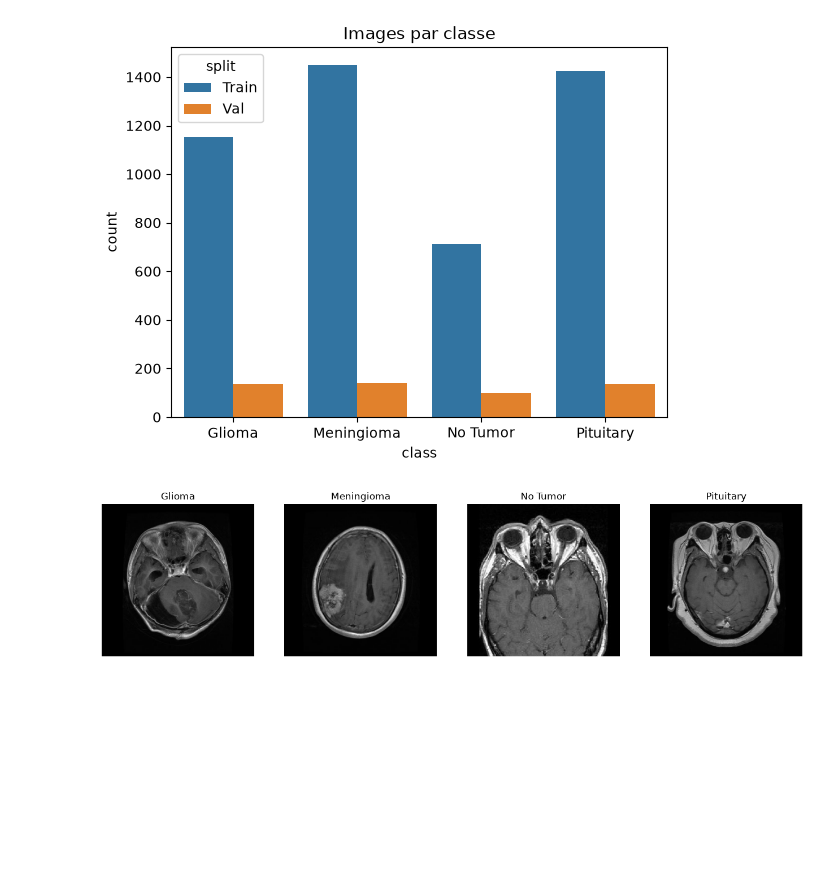
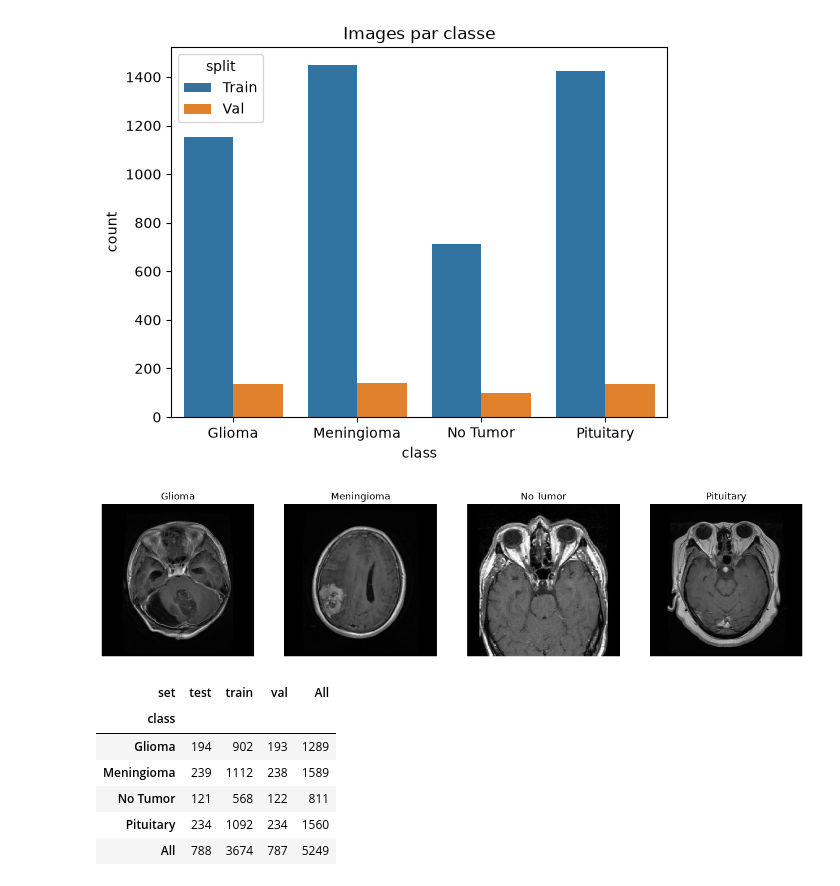
Before and after one commit to jerymy-k/DiagnosticMultimodal, a Jupyter notebook: notebooks/main.ipynb, the cells around one changed output. Drawn from its saved outputs; the diff is of its cells as text; code cells hidden in the pictures; blank space fills up the shorter version.

Commit message:
DIAG-16 : Split stratifié 70/15/15 #Terminé

```diff
--- a/notebooks/main.ipynb
+++ b/notebooks/main.ipynb
@@ -152,6 +152,7 @@ import pandas as pd
 df = pd.DataFrame({
     "class": [f.parent.parent.name for f in valid],
     "split": [f.parents[2].name for f in valid],
+    "path" : [f for f in valid]
 })
 
 sns.countplot(data=df, x="class", hue="split").set_title("Images par classe")
@@ -171,3 +172,8 @@ for ax , cls in zip(axes , sorted(df['class'].unique())):
 plt.show()
 # %% [output]
 [figure]
+# %%
+from sklearn.model_selection import train_test_split
+
+train_df, temp_df = train_test_split(df, test_size=0.30, stratify=df["class"], random_state=42)
+val_df, test_df   = train_test_split(temp_df, test_size=0.50, stratify=temp_df["class"], random_state=42)
@@ -173,0 +190,16 @@ plt.show()
+# %%
+train_df["set"] = "train"
+val_df["set"]   = "val"
+test_df["set"]  = "test"
+
+split_df = pd.concat([train_df, val_df, test_df])
+
+pd.crosstab(split_df["class"], split_df["set"], margins=True)
+# %% [output]
+| set | test | train | val | All |
+| class |  |  |  |  |
+| Glioma | 194 | 902 | 193 | 1289 |
+| Meningioma | 239 | 1112 | 238 | 1589 |
+| No Tumor | 121 | 568 | 122 | 811 |
+| Pituitary | 234 | 1092 | 234 | 1560 |
+| All | 788 | 3674 | 787 | 5249 |
```
Also changed, not shown: parts of 4 cells of this notebook, 1 other file.
